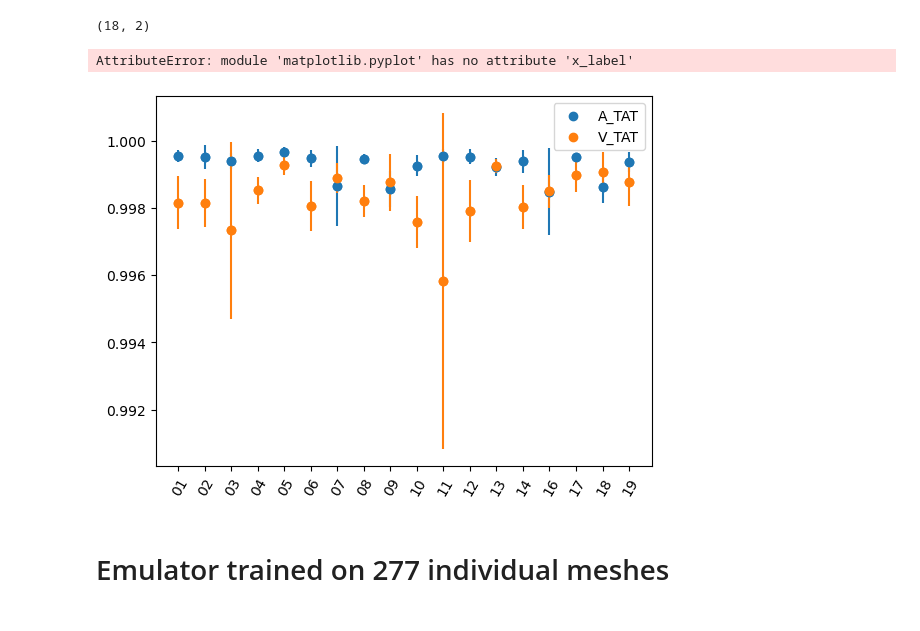
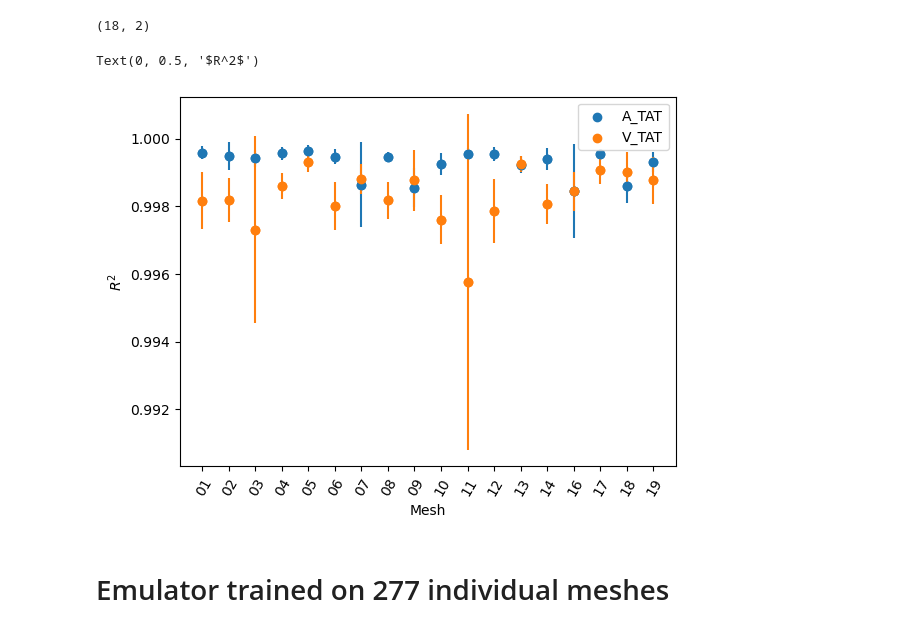
Before and after one commit to cwlanyon/GPyEm, a Jupyter notebook: Figures for Cohort Emulation Paper.ipynb, the cells around one changed output. Saved outputs shown, nothing was run; the diff lists cells and outputs as text; code cells hidden in the pictures.

```diff
--- a/Figures for Cohort Emulation Paper.ipynb
+++ b/Figures for Cohort Emulation Paper.ipynb
@@ -168,23 +168,23 @@ R2.mean(axis=1).detach().numpy().shape
 # %%
 fig, ax = plt.subplots()
 
 
 ax.scatter(meshes,R2.mean(axis=1)[:,0].detach().numpy())
 plt.errorbar(meshes,R2.mean(axis=1)[:,0].detach().numpy(),fmt='o',yerr=R2.std(axis=1)[:,0].detach().numpy())
 plt.setp(ax.get_xticklabels(), rotation=60, ha="right",
          rotation_mode="anchor");
 
 ax.scatter(meshes,R2.mean(axis=1)[:,1].detach().numpy())
 plt.errorbar(meshes,R2.mean(axis=1)[:,1].detach().numpy(),fmt='o',yerr=R2.std(axis=1)[:,1].detach().numpy())
 plt.setp(ax.get_xticklabels(), rotation=60, ha="right",
          rotation_mode="anchor");
 
 plt.legend(('A_TAT','V_TAT'))
-plt.x_label('Mesh')
-plt.y_lavel('$R^2$')
+plt.xlabel('Mesh')
+plt.ylabel('$R^2$')
 # %% [output]
-AttributeError: module 'matplotlib.pyplot' has no attribute 'x_label'
+Text(0, 0.5, '$R^2$')
-[figure, old version]
+[figure, new version]
 # %% [markdown]
 # Emulator trained on 277 individual meshes
 # %%
```
Also changed, not shown: parts of 1 cell of this notebook, 14 other files.
